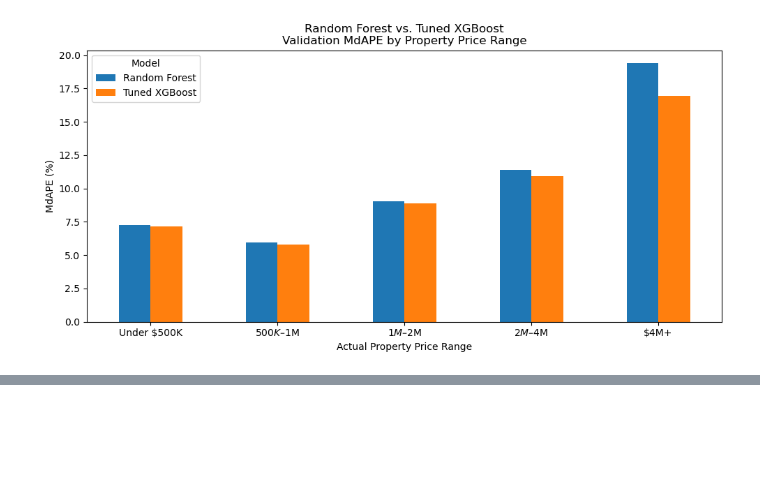
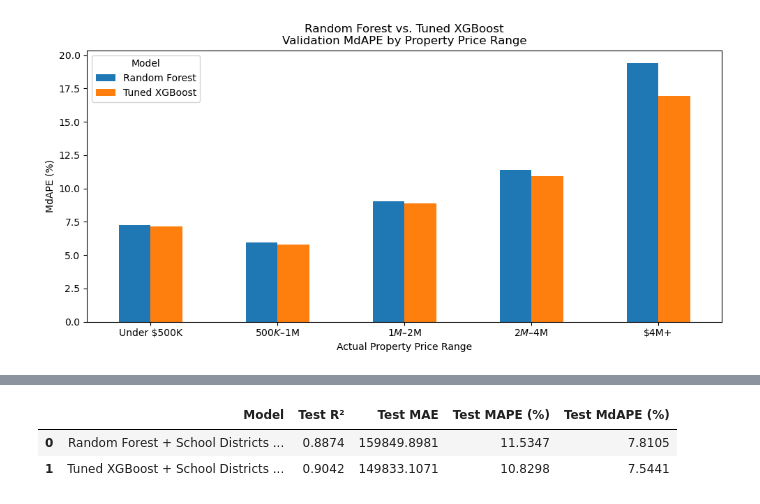
Before and after one commit to Jehad142/IDX-Exchange-Data-Science, a Jupyter notebook: notebooks/06_evaluation.ipynb, the cells around one changed output, grey strips where cells are left out. Saved outputs shown, nothing was run; the diff lists cells and outputs as text; code cells hidden in the pictures; blank space fills up the shorter version.

```diff
--- a/notebooks/06_evaluation.ipynb
+++ b/notebooks/06_evaluation.ipynb
@@ -191,0 +206,8 @@ Final performance will be assessed using R², MAE, MAPE, and MdAPE, including pr
+# %%
+# Load saved fitted models
+best_rf = joblib.load("../models/random_forest_school_hoa_flooring.joblib")
+best_xgboost = joblib.load("../models/xgboost_school_hoa_flooring_tuned.joblib")
+
+# Load prepared April test data
+X_test_school_hoa_flooring = pd.read_csv( "../data/processed/X_test_school_hoa_flooring.csv")
+y_test_school_hoa_flooring = pd.read_csv("../data/processed/y_test.csv")["LogClosePrice"]
@@ -191,0 +254,8 @@ Final performance will be assessed using R², MAE, MAPE, and MdAPE, including pr
+# %%
+# Calculate Mean Absolute Percentage Error
+def mape(y_true, y_pred):
+    return np.mean(np.abs((y_true - y_pred) / y_true)) * 100
+
+# Calculate Median Absolute Percentage Error
+def mdape(y_true, y_pred):
+    return np.median(np.abs((y_true - y_pred) / y_true)) * 100
@@ -191,0 +295,19 @@ Final performance will be assessed using R², MAE, MAPE, and MdAPE, including pr
+# %%
+# Evaluate final models on April test data
+test_results = []
+
+for name, predictions in [
+    ("Random Forest + School Districts + HOA + Flooring", rf_test_pred),
+    ("Tuned XGBoost + School Districts + HOA + Flooring", xgb_test_pred)
+]:
+    test_results.append({"Model": name, "Test R²": r2_score(y_test_actual, predictions),
+                         "Test MAE": mean_absolute_error(y_test_actual, predictions),
+                         "Test MAPE (%)": mape(y_test_actual, predictions),
+                         "Test MdAPE (%)": mdape(y_test_actual, predictions)})
+
+final_test_results = pd.DataFrame(test_results)
+display(final_test_results.round(4))
+# %% [output]
+|  | Model | Test R² | Test MAE | Test MAPE (%) | Test MdAPE (%) |
+| 0 | Random Forest + School Districts ... | 0.8874 | 159849.8981 | 11.5347 | 7.8105 |
+| 1 | Tuned XGBoost + School Districts ... | 0.9042 | 149833.1071 | 10.8298 | 7.5441 |
```
Also changed, not shown: parts of 15 cells of this notebook.
